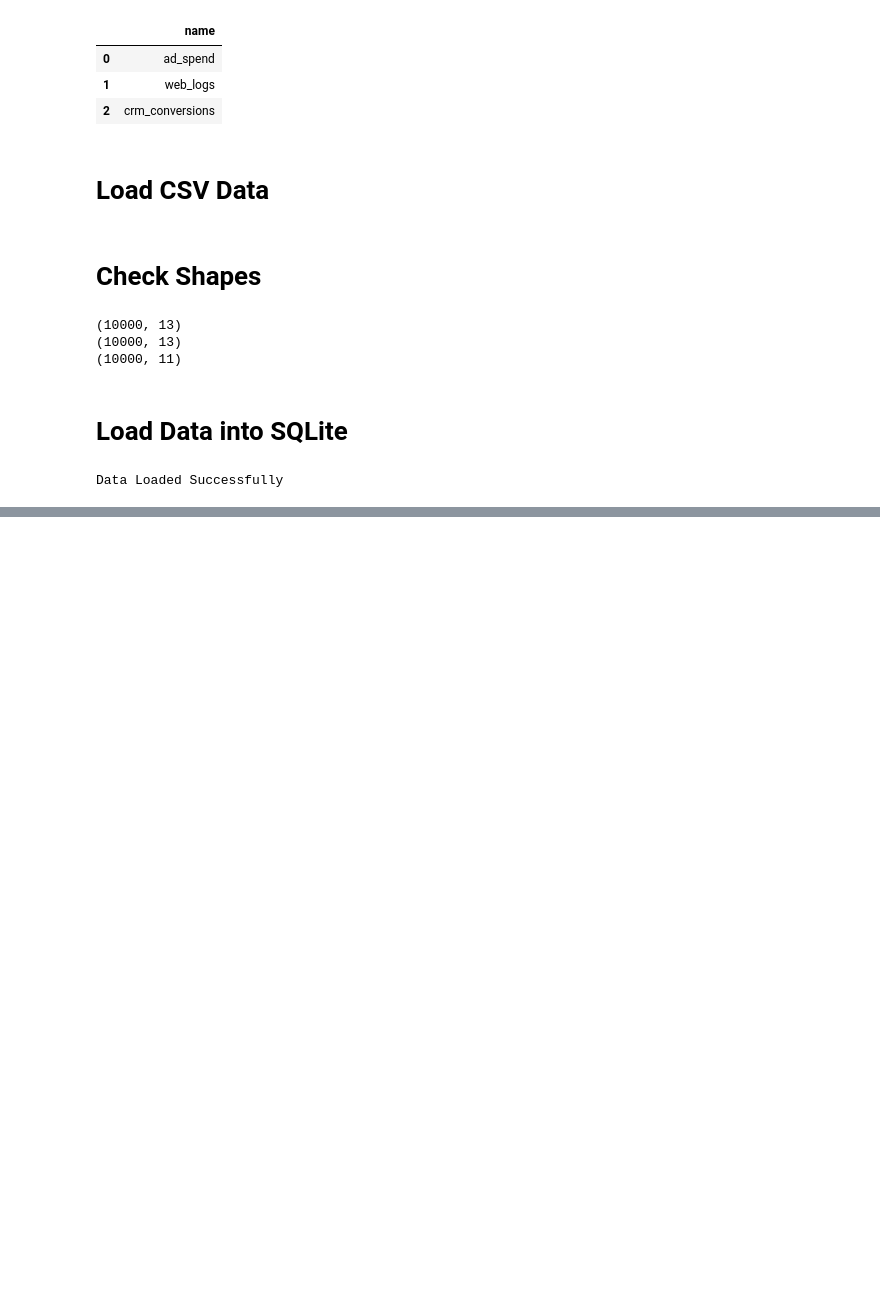
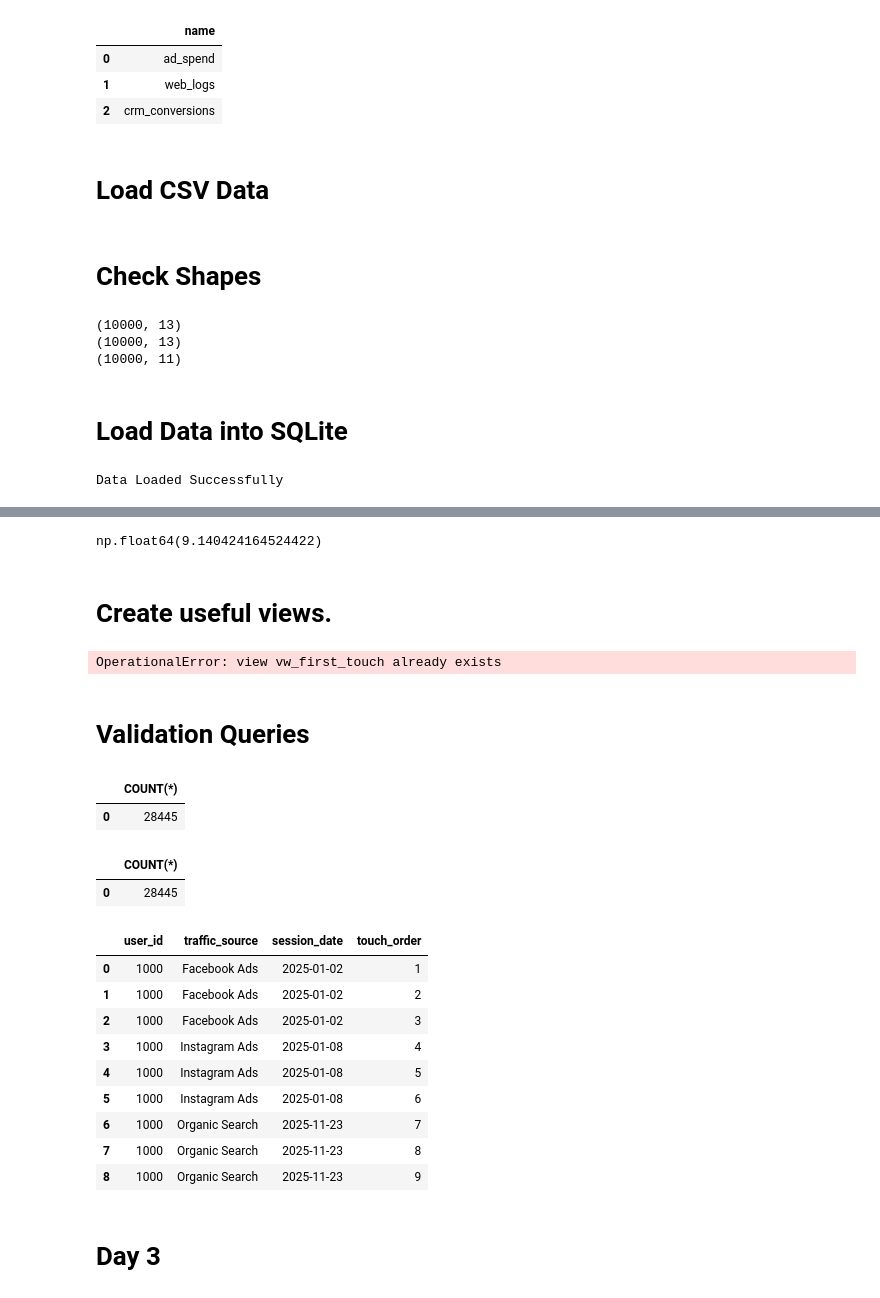
Before and after one commit to hitteshkharyal/Marketing-_ROI_Dashboard, a Jupyter notebook: project1.ipynb, the cells around one changed output, grey strips where cells are left out. Drawn from its saved outputs; the diff is of its cells as text; code cells hidden in the pictures; blank space fills up the shorter version.

```diff
--- a/project1.ipynb
+++ b/project1.ipynb
@@ -1074,0 +1259,22 @@ Data Loaded Successfully
+# %%
+journey_length['touchpoints'].mean()
+# %% [output]
+np.float64(9.140424164524422)
+# %% [markdown]
+<h1>Create useful views.</h1>
+# %%
+cursor.execute("""
+
+CREATE VIEW vw_first_touch AS
+
+SELECT *
+
+FROM ordered_journey
+
+WHERE touch_order = 1
+
+""")
+
+conn.commit()
+# %% [output]
+OperationalError: view vw_first_touch already exists
@@ -1074,0 +1299,52 @@ Data Loaded Successfully
+# %% [markdown]
+<h1>Validation Queries</h1>
+# %%
+pd.read_sql(
+"""
+SELECT COUNT(*)
+FROM customer_journey
+""",
+conn
+)
+# %% [output]
+|  | COUNT(*) |
+| 0 | 28445 |
+# %%
+pd.read_sql(
+"""
+SELECT COUNT(*)
+FROM ordered_journey
+""",
+conn
+)
+# %% [output]
+|  | COUNT(*) |
+| 0 | 28445 |
+# %%
+pd.read_sql(
+"""
+SELECT *
+
+FROM ordered_journey
+
+WHERE user_id = (
+    SELECT user_id
+    FROM ordered_journey
+    LIMIT 1
+)
+""",
+conn
+)
+# %% [output]
+|  | user_id | traffic_source | session_date | touch_order |
+| 0 | 1000 | Facebook Ads | 2025-01-02 | 1 |
+| 1 | 1000 | Facebook Ads | 2025-01-02 | 2 |
+| 2 | 1000 | Facebook Ads | 2025-01-02 | 3 |
+| 3 | 1000 | Instagram Ads | 2025-01-08 | 4 |
+| 4 | 1000 | Instagram Ads | 2025-01-08 | 5 |
+| 5 | 1000 | Instagram Ads | 2025-01-08 | 6 |
+| 6 | 1000 | Organic Search | 2025-11-23 | 7 |
+| 7 | 1000 | Organic Search | 2025-11-23 | 8 |
+| 8 | 1000 | Organic Search | 2025-11-23 | 9 |
+# %% [markdown]
+<H1>Day 3</H1>
```
Also changed, not shown: parts of 50 cells of this notebook, 1 other file.
